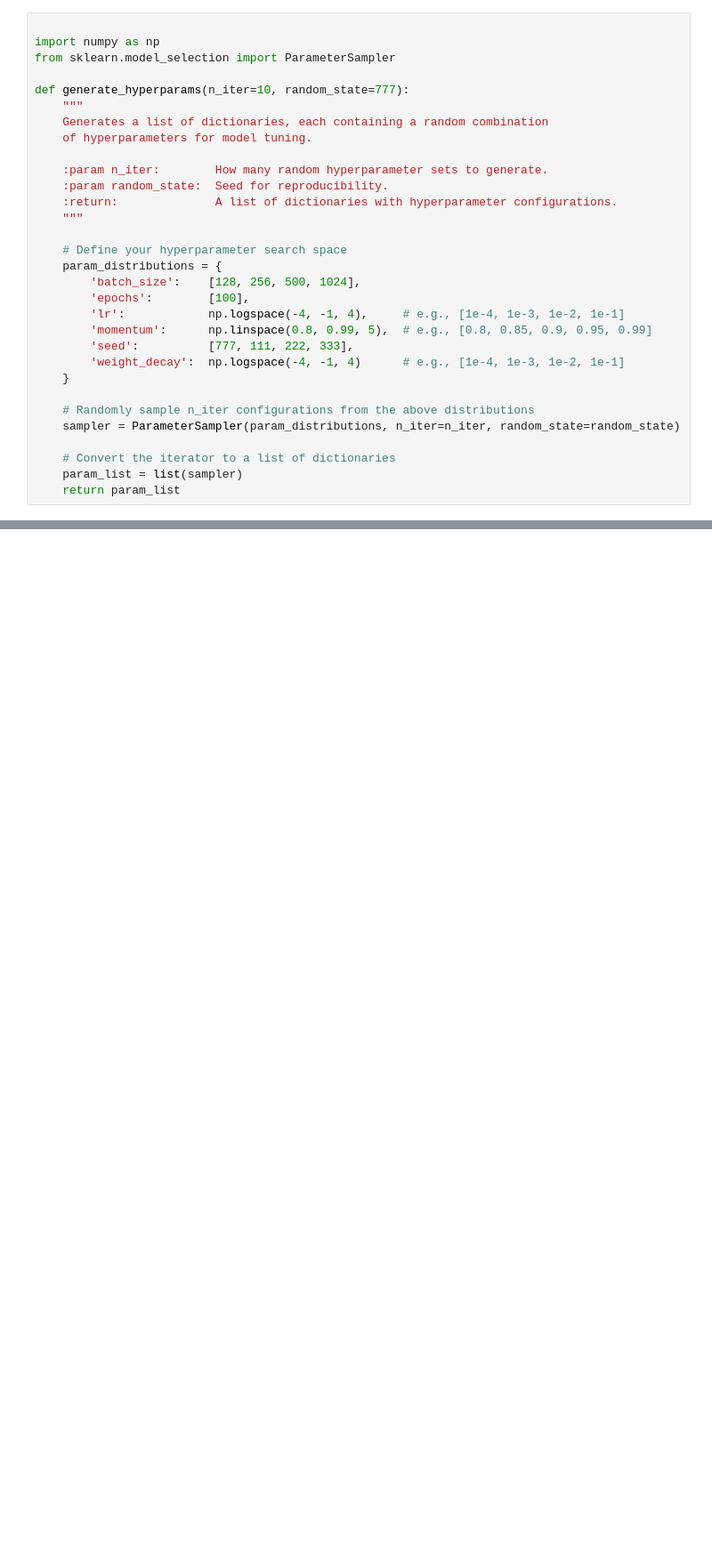
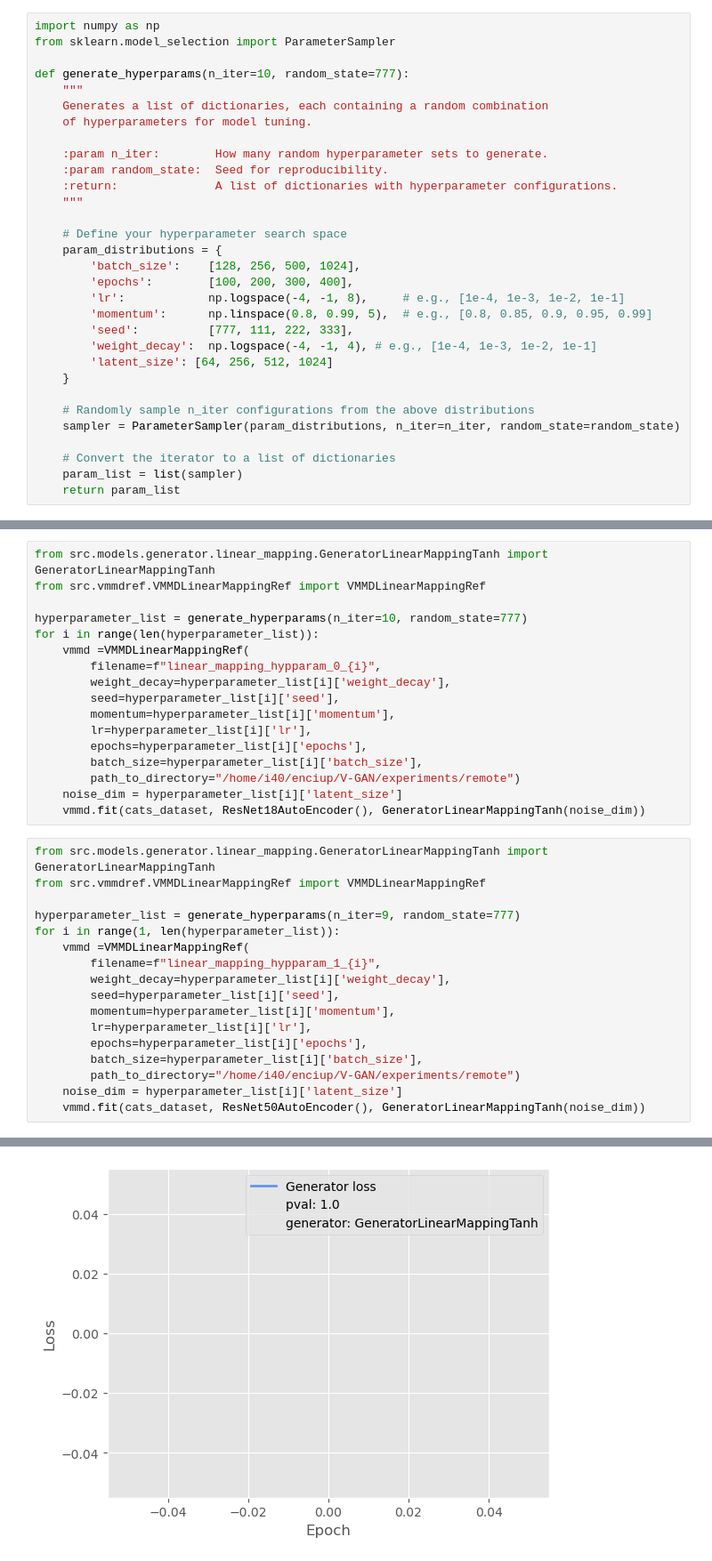
Before and after one commit to paulenciu/V-GAN, a Jupyter notebook: src/notebooks/remote.ipynb, the cells around one changed output, grey strips where cells are left out. Shown at 89% size. Cells and saved outputs as stored; diff of their text form; blank space fills up the shorter version.

Commit message:
ssh remote branch changes

```diff
--- a/src/notebooks/remote.ipynb
+++ b/src/notebooks/remote.ipynb
@@ -9,6 +11,5 @@ from src.models.generator.convolution.GeneratorConvLinearMappingBigSigm import G
 from src.vmmdref.VMMDConvLinearMappingRef import VMMDConvLinearMappingRef
 # %%
-
 import numpy as np
 from sklearn.model_selection import ParameterSampler
 
@@ -25,11 +26,12 @@ def generate_hyperparams(n_iter=10, random_state=777):
     # Define your hyperparameter search space
     param_distributions = {
         'batch_size':    [128, 256, 500, 1024],
-        'epochs':        [100],
-        'lr':            np.logspace(-4, -1, 4),     # e.g., [1e-4, 1e-3, 1e-2, 1e-1]
+        'epochs':        [100, 200, 300, 400],
+        'lr':            np.logspace(-4, -1, 8),     # e.g., [1e-4, 1e-3, 1e-2, 1e-1]
         'momentum':      np.linspace(0.8, 0.99, 5),  # e.g., [0.8, 0.85, 0.9, 0.95, 0.99]
         'seed':          [777, 111, 222, 333],
-        'weight_decay':  np.logspace(-4, -1, 4)      # e.g., [1e-4, 1e-3, 1e-2, 1e-1]
+        'weight_decay':  np.logspace(-4, -1, 4), # e.g., [1e-4, 1e-3, 1e-2, 1e-1]
+        'latent_size': [64, 256, 512, 1024]
     }
 
     # Randomly sample n_iter configurations from the above distributions
@@ -50,0 +55,35 @@ cats_dataset = [(img, label) for (img, label) in dataset if label == 3]
+# %%
+from src.models.generator.linear_mapping.GeneratorLinearMappingTanh import GeneratorLinearMappingTanh
+from src.vmmdref.VMMDLinearMappingRef import VMMDLinearMappingRef
+
+hyperparameter_list = generate_hyperparams(n_iter=10, random_state=777)
+for i in range(len(hyperparameter_list)):
+    vmmd =VMMDLinearMappingRef(
+        filename=f"linear_mapping_hypparam_0_{i}",
+        weight_decay=hyperparameter_list[i]['weight_decay'],
+        seed=hyperparameter_list[i]['seed'],
+        momentum=hyperparameter_list[i]['momentum'],
+        lr=hyperparameter_list[i]['lr'],
+        epochs=hyperparameter_list[i]['epochs'],
+        batch_size=hyperparameter_list[i]['batch_size'],
+        path_to_directory="/home/i40/enciup/V-GAN/experiments/remote")
+    noise_dim = hyperparameter_list[i]['latent_size']
+    vmmd.fit(cats_dataset, ResNet18AutoEncoder(), GeneratorLinearMappingTanh(noise_dim))
+# %%
+from src.models.generator.linear_mapping.GeneratorLinearMappingTanh import GeneratorLinearMappingTanh
+from src.vmmdref.VMMDLinearMappingRef import VMMDLinearMappingRef
+
+hyperparameter_list = generate_hyperparams(n_iter=9, random_state=777)
+for i in range(1, len(hyperparameter_list)):
+    vmmd =VMMDLinearMappingRef(
+        filename=f"linear_mapping_hypparam_1_{i}",
+        weight_decay=hyperparameter_list[i]['weight_decay'],
+        seed=hyperparameter_list[i]['seed'],
+        momentum=hyperparameter_list[i]['momentum'],
+        lr=hyperparameter_list[i]['lr'],
+        epochs=hyperparameter_list[i]['epochs'],
+        batch_size=hyperparameter_list[i]['batch_size'],
+        path_to_directory="/home/i40/enciup/V-GAN/experiments/remote")
+    noise_dim = hyperparameter_list[i]['latent_size']
+    vmmd.fit(cats_dataset, ResNet50AutoEncoder(), GeneratorLinearMappingTanh(noise_dim))
+# %% [output]
@@ -50,0 +92 @@ cats_dataset = [(img, label) for (img, label) in dataset if label == 3]
+[figure, added]
```
Also changed, not shown: parts of 6 cells of this notebook, 11 other files.
